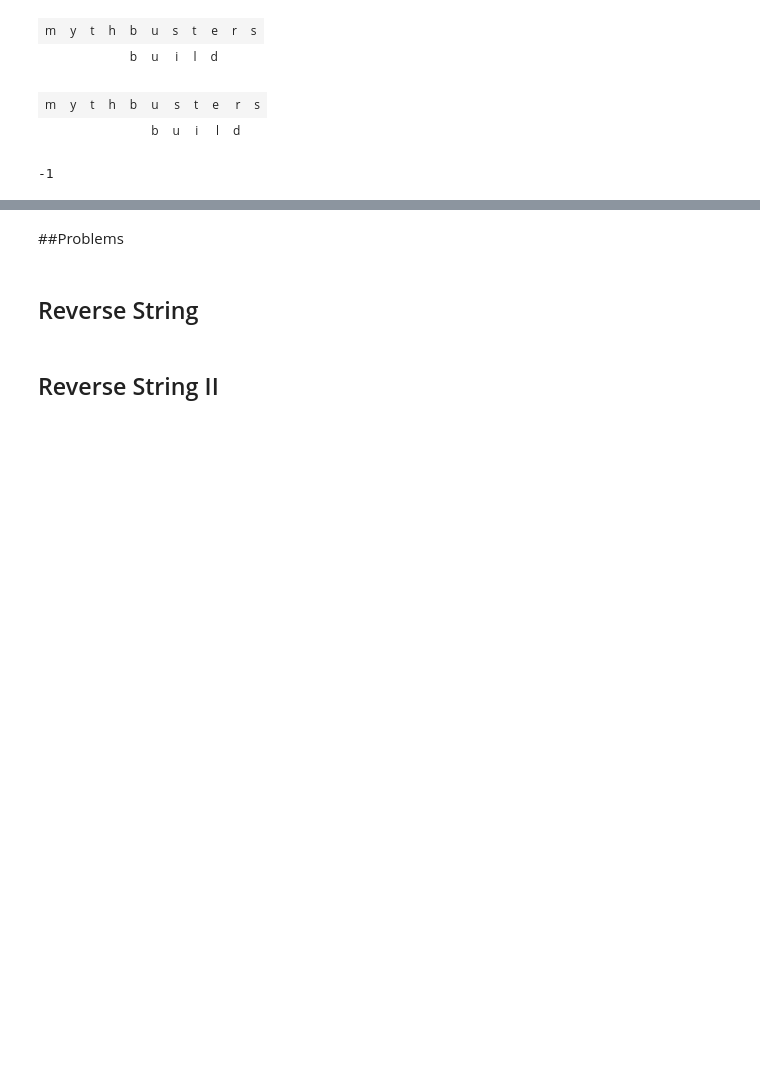
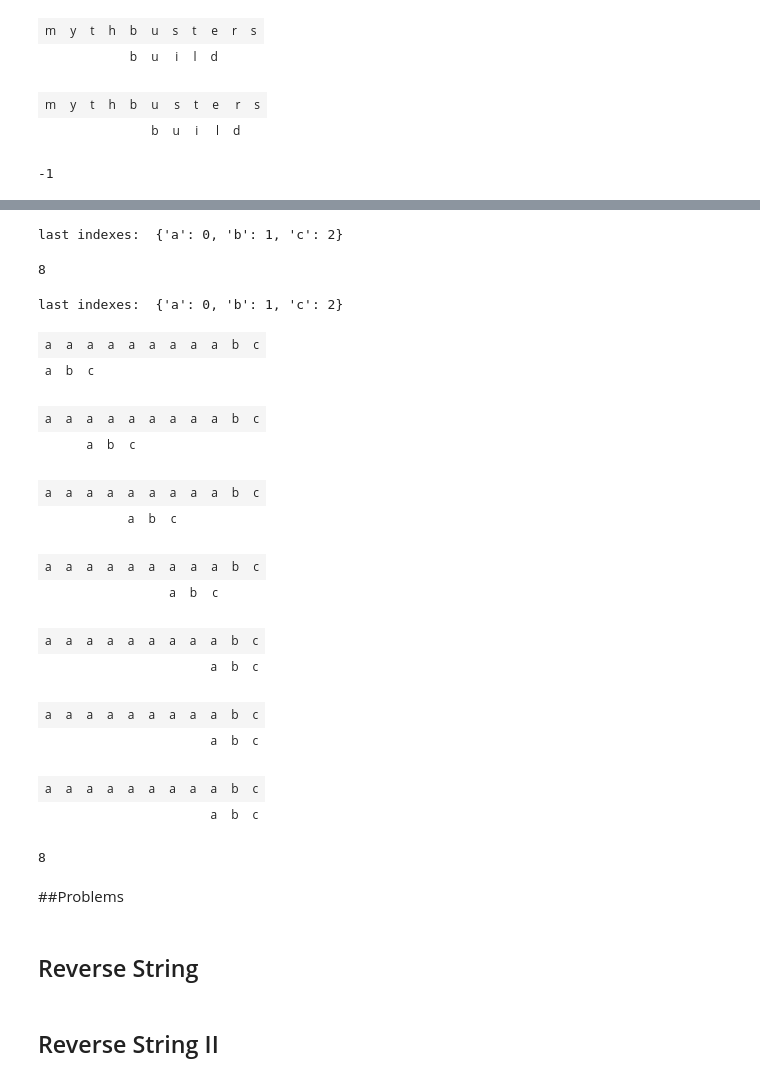
Before and after one commit to fbeilstein/algorithms, a Jupyter notebook: strings.ipynb, the cells around one changed output, grey strips where cells are left out. Saved outputs shown, nothing was run; the diff lists cells and outputs as text; code cells hidden in the pictures; blank space fills up the shorter version.

```diff
--- a/strings.ipynb
+++ b/strings.ipynb
@@ -145,3 +155,77 @@ def brute_match_draw(text, pattern):
+# %%
+text = "aaaaaaaaabc"
+pattern = "abc"
+
+#last occurence of each character (array can be used)
+last_idx = {c:idx for idx,c in enumerate(pattern)}
+print("last indexes: ", last_idx)
+
+def match_bm(text, pattern, last_idx):
+  t_idx = 0
+  while t_idx < len(text) - len(pattern) + 1: # need change t_idx in process, thus while
+    for p_idx in range(len(pattern)-1, -1, -1):
+      if pattern[p_idx] != text[t_idx+p_idx]:
+        align_with_t_idx = last_idx[text[t_idx+p_idx]]
+        delta_t_idx = max(p_idx - align_with_t_idx, 1)
+        t_idx += delta_t_idx
+        break
+    else:
+      return t_idx
+  return -1
+
+match_bm(text, pattern, last_idx)
+# %% [output]
+last indexes:  {'a': 0, 'b': 1, 'c': 2}
+8
+# %%
+text = "aaaaaaaaabc"
+pattern = "abc"
+
+#last occurence of each character (array can be used)
+last_idx = {c:idx for idx,c in enumerate(pattern)}
+print("last indexes: ", last_idx)
+
+def match_bm_draw(text, pattern, last_idx):
+  t_idx = 0
+  while t_idx < len(text) - len(pattern) + 1: # need change t_idx in process, thus while
+    for p_idx in range(len(pattern)-1, -1, -1):
+      arr = [list(text), [""]*t_idx + list(pattern) + [""]*(len(pattern) - t_idx)]
+      cols = [["#ffffff"]*len(text), ["#ffffff"]*len(text)]
+      tcols = [["#000000"]*len(text)]*2
+      if pattern[p_idx] != text[t_idx+p_idx]:
+        align_with_t_idx = last_idx[text[t_idx+p_idx]]
+        delta_t_idx = max(p_idx - align_with_t_idx, 1)
+        cols[0][t_idx+p_idx] = "#ff0000"
+        cols[1][t_idx+p_idx] = "#ff0000"
+        cols[1][t_idx+align_with_t_idx] = "#ffff00"
+        visualize_array(arr, cols, tcols, [True, True])
+        t_idx += delta_t_idx
+        break
+      cols[1][t_idx+p_idx] = "#00ff00"
+      cols[0][t_idx+p_idx] = "#00ff00"
+      visualize_array(arr, cols, tcols, [True, True])
+    else:
+      return t_idx
+  return -1
+
+match_bm_draw(text, pattern, last_idx)
+# %% [output]
+last indexes:  {'a': 0, 'b': 1, 'c': 2}
+| a | a | a | a | a | a | a | a | a | b | c |
+| a | b | c |  |  |  |
+| a | a | a | a | a | a | a | a | a | b | c |
+|  |  | a | b | c |  |
+| a | a | a | a | a | a | a | a | a | b | c |
+|  |  |  |  | a | b | c |
+| a | a | a | a | a | a | a | a | a | b | c |
+|  |  |  |  |  |  | a | b | c |
+| a | a | a | a | a | a | a | a | a | b | c |
+|  |  |  |  |  |  |  |  | a | b | c |
+| a | a | a | a | a | a | a | a | a | b | c |
+|  |  |  |  |  |  |  |  | a | b | c |
+| a | a | a | a | a | a | a | a | a | b | c |
+|  |  |  |  |  |  |  |  | a | b | c |
+8
 # %% [markdown]
 ##Problems
 # %% [markdown]
```
Also changed, not shown: parts of 2 cells of this notebook.
